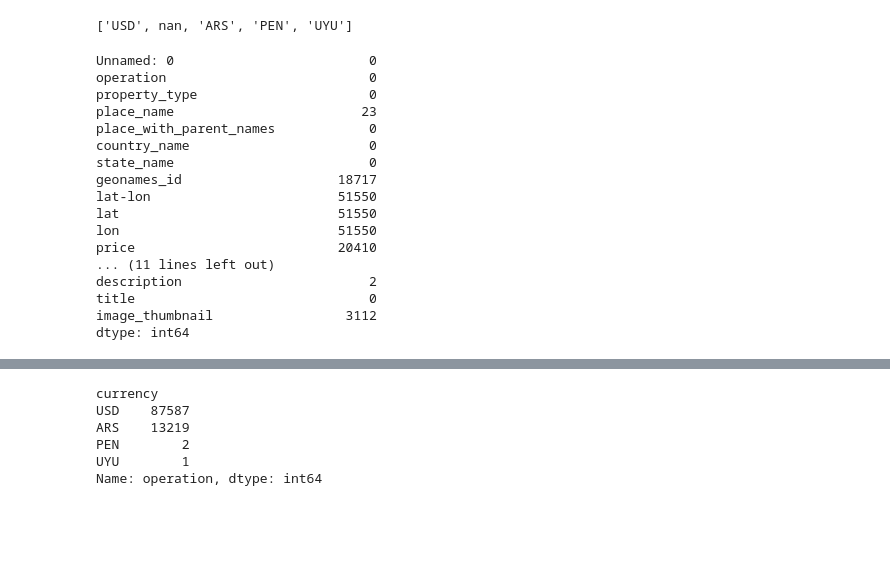
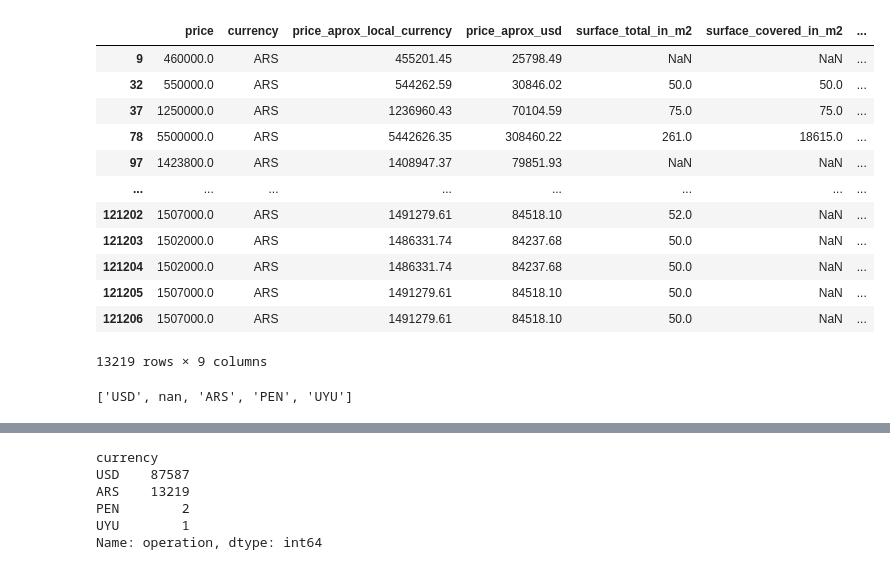
Before and after one commit to fbenitezpiloni/dh_tp_grupo_13, a Jupyter notebook: TP1/TP1_DH.ipynb, the cells around one changed output, grey strips where cells are left out. Saved outputs shown, nothing was run; the diff lists cells and outputs as text; code cells hidden in the pictures; blank space fills up the shorter version.

```diff
--- a/TP1/TP1_DH.ipynb
+++ b/TP1/TP1_DH.ipynb
@@ -47,24 +291,23 @@ En currency, hay cuatro tipos ()
+# %%
+df_price_ARS=df_price["currency"]=="ARS" #mascara
+
+df_price[df_price_ARS]#DF con la mascara #Price es ilogico al price_aprox_local Currency
+df_price["diferencia"]=df_price.price - df_price.price_aprox_local_currency
+# %% [output]
+|  | price | currency | price_aprox_local_currency | price_aprox_usd | surface_total_in_m2 | surface_covered_in_m2 | ... |
+| 9 | 460000.0 | ARS | 455201.45 | 25798.49 | NaN | NaN | ... |
+| 32 | 550000.0 | ARS | 544262.59 | 30846.02 | 50.0 | 50.0 | ... |
+| 37 | 1250000.0 | ARS | 1236960.43 | 70104.59 | 75.0 | 75.0 | ... |
+| 78 | 5500000.0 | ARS | 5442626.35 | 308460.22 | 261.0 | 18615.0 | ... |
+| 97 | 1423800.0 | ARS | 1408947.37 | 79851.93 | NaN | NaN | ... |
+| ... | ... | ... | ... | ... | ... | ... | ... |
+| 121202 | 1507000.0 | ARS | 1491279.61 | 84518.10 | 52.0 | NaN | ... |
+| 121203 | 1502000.0 | ARS | 1486331.74 | 84237.68 | 50.0 | NaN | ... |
+| 121204 | 1502000.0 | ARS | 1486331.74 | 84237.68 | 50.0 | NaN | ... |
+| 121205 | 1507000.0 | ARS | 1491279.61 | 84518.10 | 50.0 | NaN | ... |
+| 121206 | 1507000.0 | ARS | 1491279.61 | 84518.10 | 50.0 | NaN | ... |
+13219 rows × 9 columns
 # %%
 df['currency'].unique().tolist() #forma de ver los atributos unicos por campo (columna)
 # %% [output]
 ['USD', nan, 'ARS', 'PEN', 'UYU']
-# %%
-df.isnull().sum() #permite ver cantidad de datos nulos para imputación
-# %% [output]
-Unnamed: 0                         0
-operation                          0
-property_type                      0
-place_name                        23
-place_with_parent_names            0
-country_name                       0
-state_name                         0
-geonames_id                    18717
-lat-lon                        51550
-lat                            51550
-lon                            51550
-price                          20410
-... (11 lines left out)
-description                        2
-title                              0
-image_thumbnail                 3112
-dtype: int64
```
Also changed, not shown: parts of 34 cells of this notebook, 1 other file.
